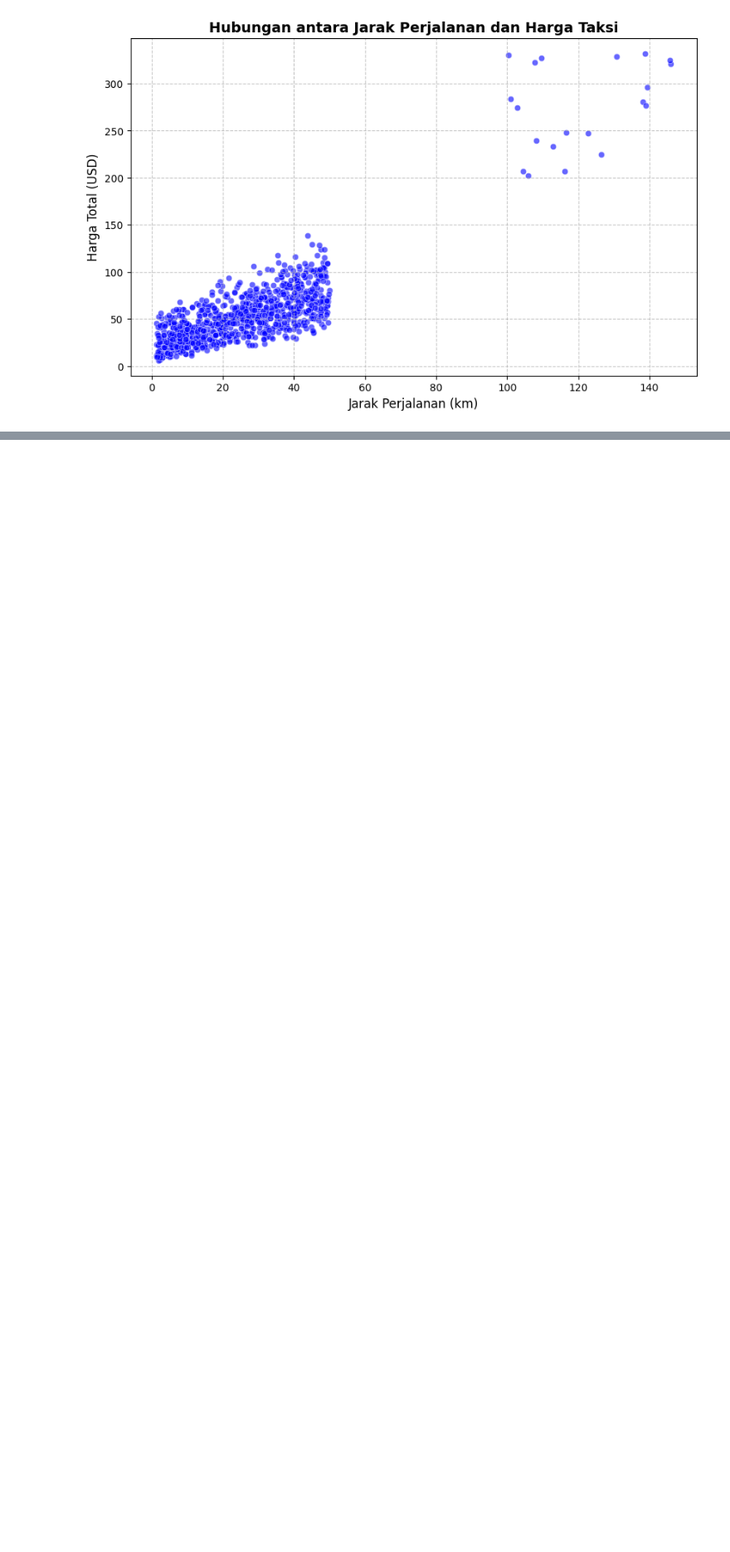
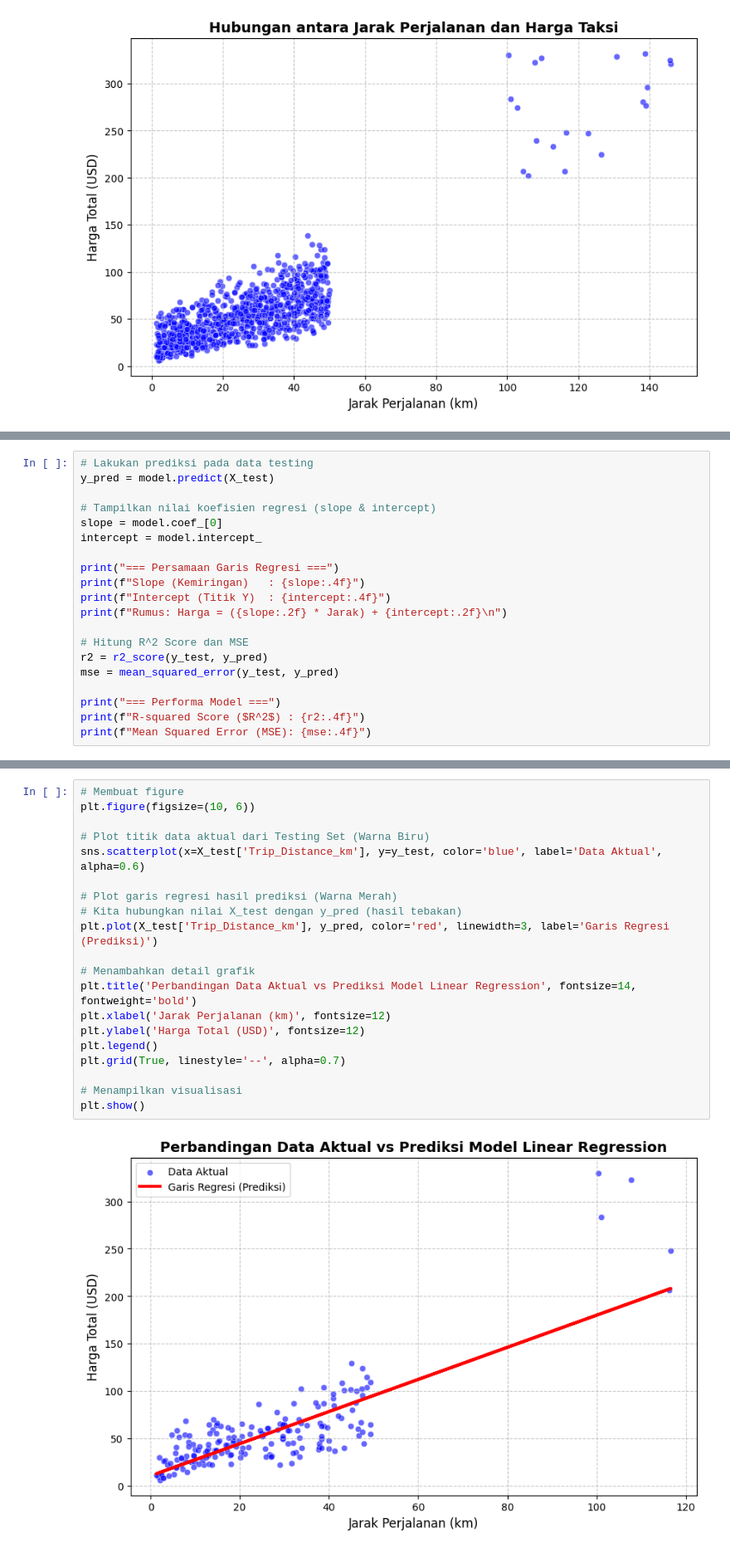
Before and after one commit to hidnira-lab/introduce-data-science, a Jupyter notebook: linear-regression.ipynb, the cells around one changed output, grey strips where cells are left out. Shown at 83% size. Drawn from its saved outputs; the diff is of its cells as text; blank space fills up the shorter version.

```diff
--- a/linear-regression.ipynb
+++ b/linear-regression.ipynb
@@ -58,0 +109,20 @@ plt.show()
+# %%
+# Lakukan prediksi pada data testing
+y_pred = model.predict(X_test)
+
+# Tampilkan nilai koefisien regresi (slope & intercept)
+slope = model.coef_[0]
+intercept = model.intercept_
+
+print("=== Persamaan Garis Regresi ===")
+print(f"Slope (Kemiringan)   : {slope:.4f}")
+print(f"Intercept (Titik Y)  : {intercept:.4f}")
+print(f"Rumus: Harga = ({slope:.2f} * Jarak) + {intercept:.2f}\n")
+
+# Hitung R^2 Score dan MSE
+r2 = r2_score(y_test, y_pred)
+mse = mean_squared_error(y_test, y_pred)
+
+print("=== Performa Model ===")
+print(f"R-squared Score ($R^2$) : {r2:.4f}")
+print(f"Mean Squared Error (MSE): {mse:.4f}")
@@ -58,0 +141,22 @@ plt.show()
+# %%
+# Membuat figure
+plt.figure(figsize=(10, 6))
+
+# Plot titik data aktual dari Testing Set (Warna Biru)
+sns.scatterplot(x=X_test['Trip_Distance_km'], y=y_test, color='blue', label='Data Aktual', alpha=0.6)
+
+# Plot garis regresi hasil prediksi (Warna Merah)
+# Kita hubungkan nilai X_test dengan y_pred (hasil tebakan)
+plt.plot(X_test['Trip_Distance_km'], y_pred, color='red', linewidth=3, label='Garis Regresi (Prediksi)')
+
+# Menambahkan detail grafik
+plt.title('Perbandingan Data Aktual vs Prediksi Model Linear Regression', fontsize=14, fontweight='bold')
+plt.xlabel('Jarak Perjalanan (km)', fontsize=12)
+plt.ylabel('Harga Total (USD)', fontsize=12)
+plt.legend()
+plt.grid(True, linestyle='--', alpha=0.7)
+
+# Menampilkan visualisasi
+plt.show()
+# %% [output]
+[figure, added]
```
Also changed, not shown: parts of 6 cells of this notebook.
